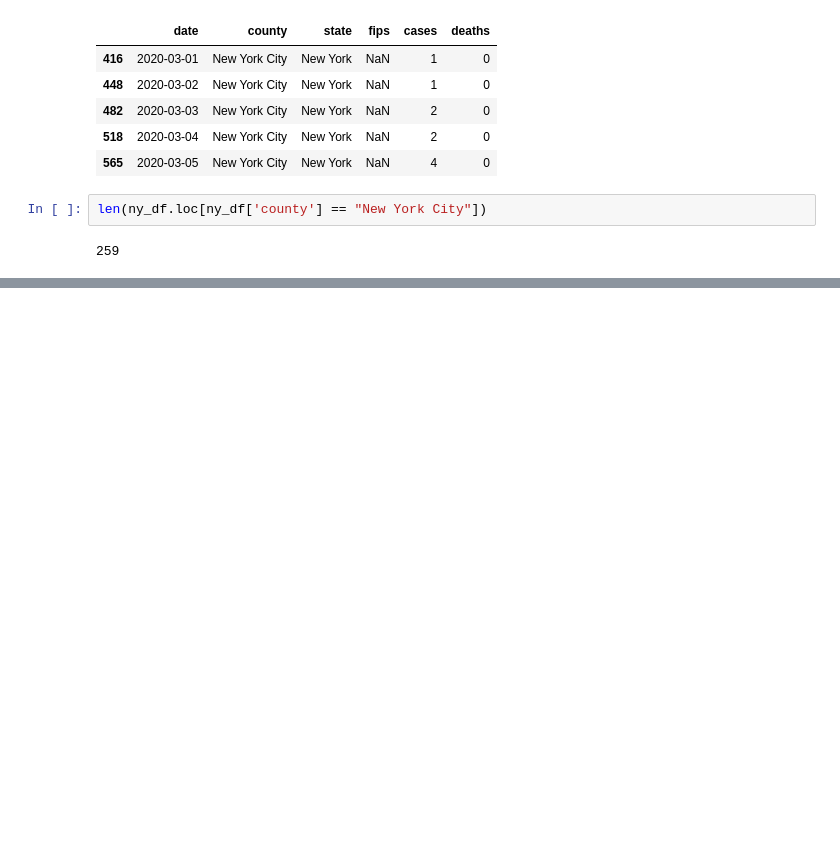
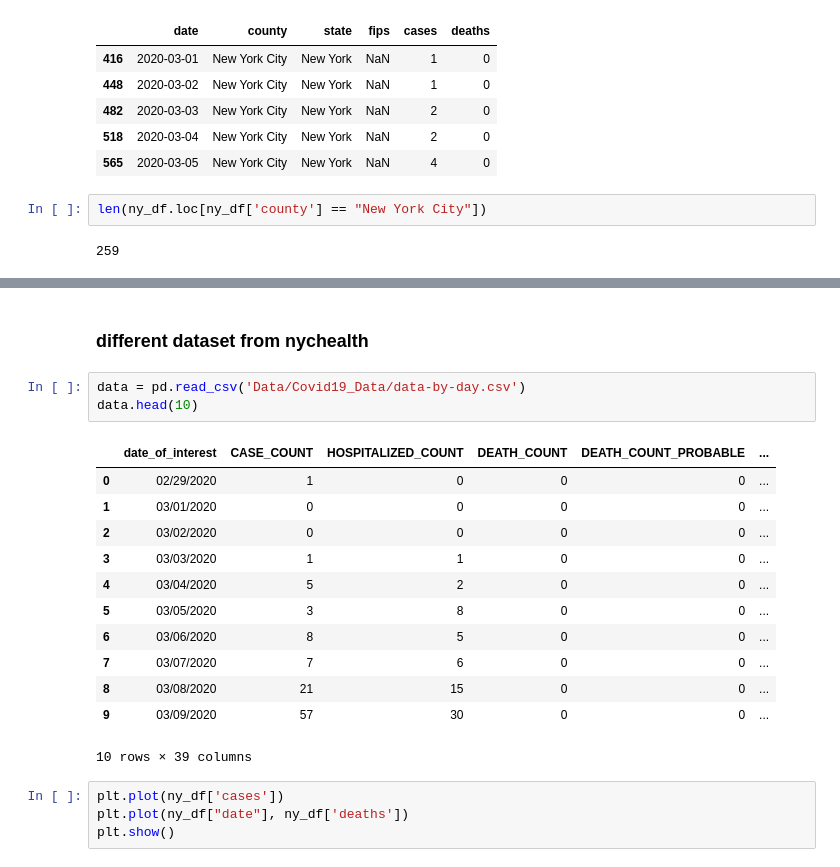
Before and after one commit to sujeongcha/TimeSeries-Transporation-and-Covid19, a Jupyter notebook: covid19_data_preprocessing.ipynb, the cells around one changed output, grey strips where cells are left out. Cells and saved outputs as stored; diff of their text form; blank space fills up the shorter version.

```diff
--- a/covid19_data_preprocessing.ipynb
+++ b/covid19_data_preprocessing.ipynb
@@ -54,0 +71,22 @@ ny_df.loc[ny_df['county'] == "New York City"].tail
+# %% [markdown]
+### different dataset from nychealth
+# %%
+data = pd.read_csv('Data/Covid19_Data/data-by-day.csv')
+data.head(10)
+# %% [output]
+|  | date_of_interest | CASE_COUNT | HOSPITALIZED_COUNT | DEATH_COUNT | DEATH_COUNT_PROBABLE | ... |
+| 0 | 02/29/2020 | 1 | 0 | 0 | 0 | ... |
+| 1 | 03/01/2020 | 0 | 0 | 0 | 0 | ... |
+| 2 | 03/02/2020 | 0 | 0 | 0 | 0 | ... |
+| 3 | 03/03/2020 | 1 | 1 | 0 | 0 | ... |
+| 4 | 03/04/2020 | 5 | 2 | 0 | 0 | ... |
+| 5 | 03/05/2020 | 3 | 8 | 0 | 0 | ... |
+| 6 | 03/06/2020 | 8 | 5 | 0 | 0 | ... |
+| 7 | 03/07/2020 | 7 | 6 | 0 | 0 | ... |
+| 8 | 03/08/2020 | 21 | 15 | 0 | 0 | ... |
+| 9 | 03/09/2020 | 57 | 30 | 0 | 0 | ... |
+10 rows × 39 columns
+# %%
+plt.plot(ny_df['cases'])
+plt.plot(ny_df["date"], ny_df['deaths'])
+plt.show()
```
Also changed, not shown: parts of 3 cells of this notebook.
